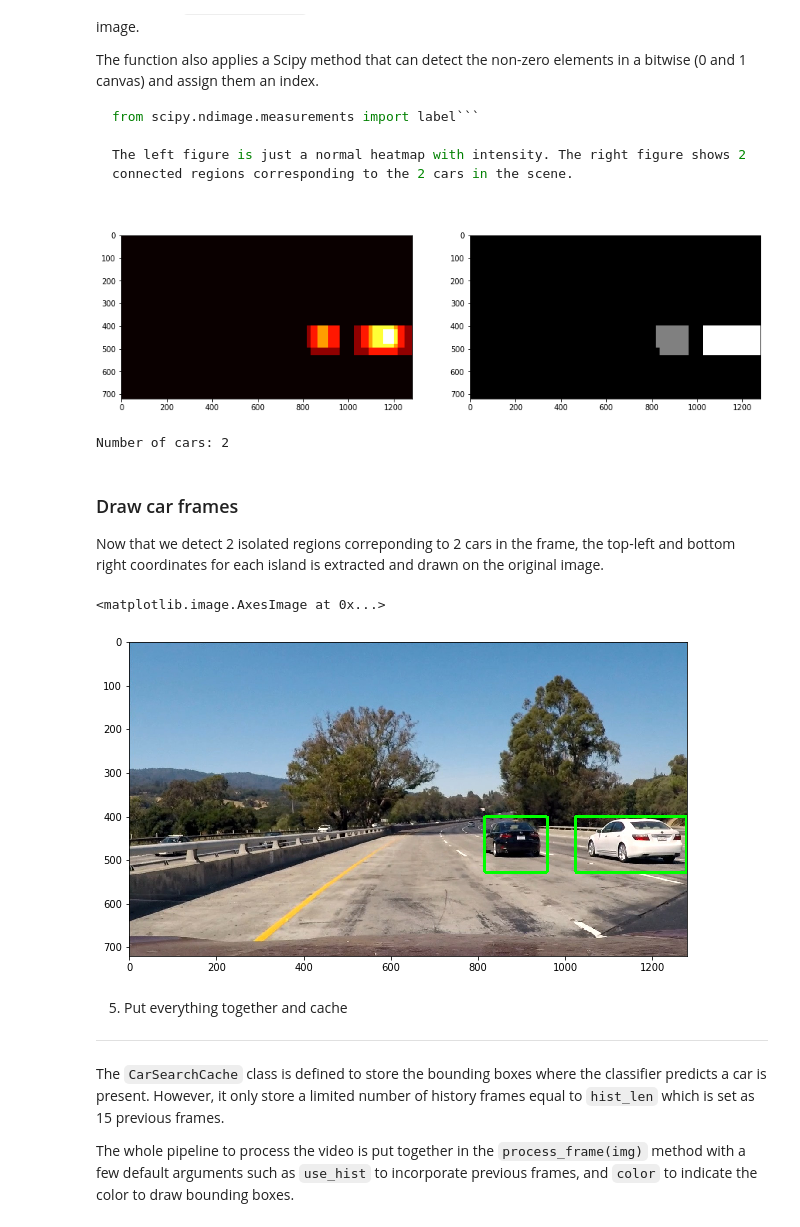
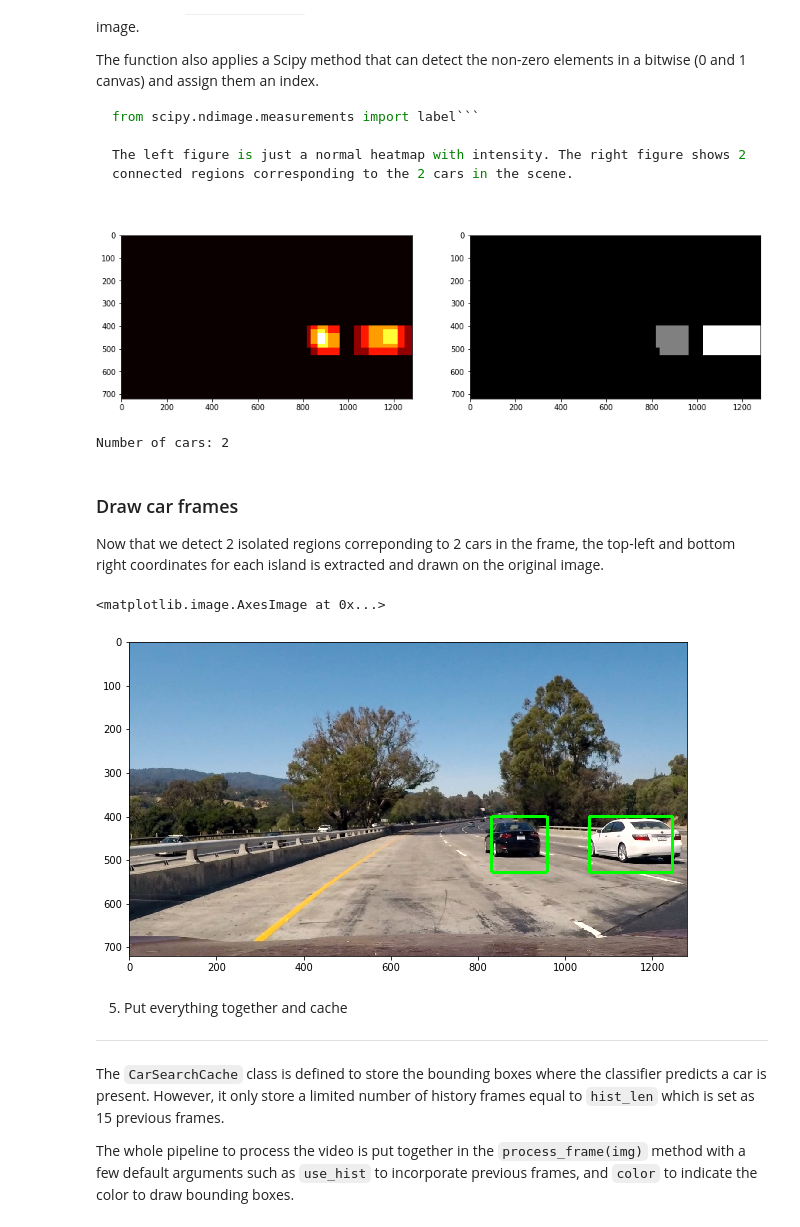
Before and after one commit to lmtoan/sdc-car-detection, a Jupyter notebook: Vehicle-Detection-Pipeline-TL.ipynb, the cells around one changed output. Drawn from its saved outputs; the diff is of its cells as text; code cells hidden in the pictures.

Commit message:
Fix false positives for project_output_video.mp4

```diff
--- a/Vehicle-Detection-Pipeline-TL.ipynb
+++ b/Vehicle-Detection-Pipeline-TL.ipynb
@@ -324,6 +324,7 @@ def search_cars(img, ystart, ystop, scale, model, cspace='GRB', orient=11, pix_p
                                        cells_per_block=(cell_per_block, cell_per_block), feature_vector=False)
 
     # Define blocks and steps as above
+    x_window, y_window = window, window
     nxblocks = (feature_image.shape[1] // pix_per_cell) - cell_per_block + 1
     nyblocks = (feature_image.shape[0] // pix_per_cell) - cell_per_block + 1
     nfeat_per_block = orient*cell_per_block**2
@@ -350,6 +351,7 @@ def search_cars(img, ystart, ystop, scale, model, cspace='GRB', orient=11, pix_p
 
             bbox = ((np.int(x*pix_per_cell*scale), np.int(y*pix_per_cell*scale+ystart)),
                     (np.int(x*pix_per_cell*scale+x_window*scale), np.int(y*pix_per_cell*scale+y_window*scale+ystart)))
+
             if pred == 1:
                 car_rects.append(bbox)
             else:
@@ -428,36 +430,36 @@
 The left figure is just a normal heatmap with intensity. The right figure shows 2 connected regions corresponding to the 2 cars in the scene.
 # %%
 from scipy.ndimage.measurements import label
-def label_heatmap(img, rects, threshold=2, show_heatmap=False):
+def label_heatmap(img, rects, threshold, show_heatmap=False):
     """Draw overlapping bounding boxes as heatmaps."""
     canvas = np.zeros_like(img[:, :, 0])
     for r in rects:
         canvas[r[0][1]:r[1][1], r[0][0]:r[1][0]] += 1
     # Black out pixels < threshold
     canvas[canvas < threshold] = 0
     # Identify the islands
     islands, num_islands = label(canvas)
     if show_heatmap:
         plt.figure(figsize=(15, 15))
         plt.subplot(121)
         plt.imshow(canvas, cmap='hot')
         plt.subplot(122)
         plt.imshow(islands, cmap='gray')
         plt.show()
     return islands, num_islands
 
 car_canvas, num_cars = label_heatmap(test_img, [r for s in detected_rects for r in s], 1, show_heatmap=True)
 print("Number of cars: %d" %num_cars)
 # %% [output]
-[figure, old version]
+[figure, new version]
 Number of cars: 2
 # %% [markdown]
 ### Draw car frames
 
 Now that we detect 2 isolated regions correponding to 2 cars in the frame, the top-left and bottom right coordinates for each island is extracted and drawn on the original image.
 # %%
-def draw_car_frames(img, detected_rects, color=(0, 255, 0)):
-    car_canvas, num_cars = label_heatmap(test_img, detected_rects, 1, show_heatmap=False)
+def draw_car_frames(img, detected_rects, threshold, color=(0, 255, 0)):
+    car_canvas, num_cars = label_heatmap(test_img, detected_rects, threshold, show_heatmap=False)
     drawn = img.copy()
     for car_index in range(1, num_cars + 1):
         nonzero_idx = (car_canvas == car_index).nonzero()
@@ -466,12 +468,12 @@ def draw_car_frames(img, detected_rects, color=(0, 255, 0)):
         cv2.rectangle(drawn, (min_x, min_y), (max_x, max_y), color, 5)
     return drawn
 
-drawn_final = draw_car_frames(test_img, [r for s in detected_rects for r in s])
+drawn_final = draw_car_frames(test_img, [r for s in detected_rects for r in s], threshold=2)
 plt.figure(figsize=(10, 10))
 plt.imshow(drawn_final)
 # %% [output]
 <matplotlib.image.AxesImage at 0x...>
-[figure, old version]
+[figure, new version]
 # %% [markdown]
 5. Put everything together and cache
 ---
```
Also changed, not shown: parts of 11 cells of this notebook, 1 other file.
